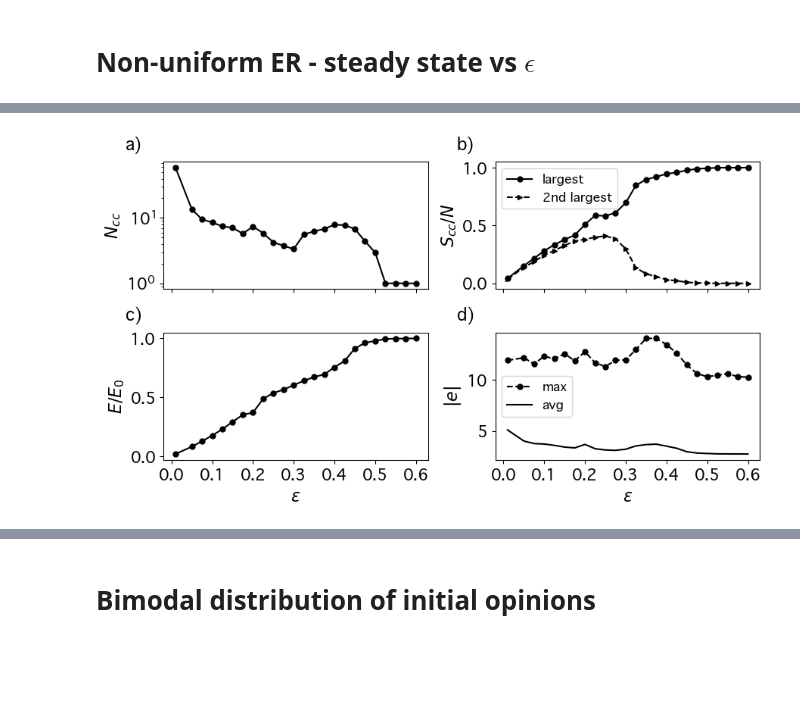
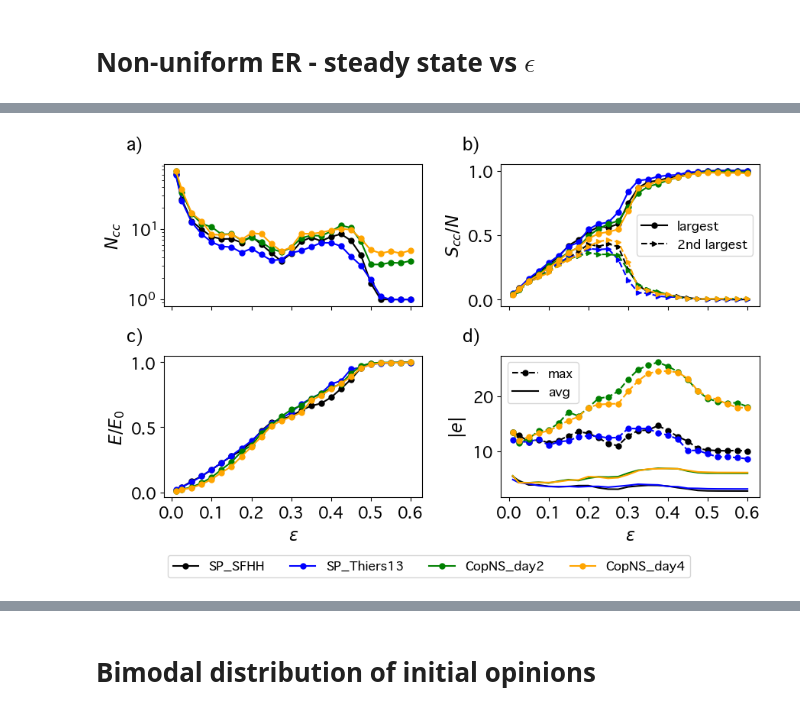
Before and after one commit to cosimoagostinelli/H-or_adaptive_Deffuant, a Jupyter notebook: 3_figures.ipynb, the cells around one changed output, grey strips where cells are left out. Drawn from its saved outputs; the diff is of its cells as text; code cells hidden in the pictures; blank space fills up the shorter version.

```diff
--- a/3_figures.ipynb
+++ b/3_figures.ipynb
@@ -225,7 +225,7 @@ plt.show()
 # %% [markdown]
 # $M$-uniform ER - steady state vs $\epsilon$
 # %%
-cond = 'max_min'
+cond = 'std'
 Ns = [500, 1000, 2000, 5000]
 Ms = [2, 4, 6]
 
@@ -245,7 +245,7 @@ for M in Ms:
     nhe = results['nhe']
     s_avg = results['s_avg']
     s_max = results['s_max']
-    if M==2 or M==4:
+    if cond=='max_min' and (M==2 or M==4):
         eps_peak = results['extra_eps_N5000']
         var_peak = results['extra_var_scc1_N5000']
 
@@ -273,7 +273,7 @@ for M in Ms:
         axs[1,i].set_yticks(tk, [str(i) for i in tk])
         # inset plot
         x = list(epsilons)
-        if (M==2 or M==4) and N==5000:
+        if cond=='max_min' and (M==2 or M==4) and N==5000:
             x = sorted(x+[eps_peak])
             idx_insert = x.index(eps_peak)
             y1_ins.insert(idx_insert, var_peak)
@@ -287,8 +287,8 @@ for M in Ms:
         la3 = lbls[3] if N==Ns[-1] else None
         axs[3,i].plot(epsilons, y5, label=la3, linestyle='--', marker='o', markersize=mrksize, color=clr)
         axs[3,i].plot(epsilons, y4, label=la2, color=clr)
-        xtck = [0.0] + list( epsilons[3::4] )
-        xlbl = [str( np.round(tck,1) ) for tck in xtck]
+        xtck = [0.0] + list( np.round(epsilons[4::4],1) )
+        xlbl = [str(tck) for tck in xtck]
         axs[3,i].set_xticks(xtck, xlbl)
 
         # set tick fontsize in all subplots
@@ -671,8 +673,8 @@ for N,clr in zip(Ns, colors):
 # set xlabel tick fontsize in all subplots
 for j in range(2):
     axs[1,j].set_xlabel(r'$\epsilon$', fontsize=ttl_size)
-    xtck = [0.0] + list( epsilons[3::4] )
-    xlbl = [str( np.round(tck,1) ) for tck in xtck]
+    xtck = [0.0] + list( np.round(epsilons[4::4],1) )
+    xlbl = [str(tck) for tck in xtck]
     axs[1,j].set_xticks(xtck, xlbl)
     for i in range(2):
         axs[i,j].tick_params(labelsize=tick_size)
@@ -697,57 +699,72 @@ plt.show()
 # %%
-tag = 'SFHH'
+tags = ['SP_SFHH', 'SP_Thiers13', 'CopNS_day2', 'CopNS_day4']
 cond = 'max_min'
-with open(f'../results/SP_{tag}_{cond}.pkl', 'rb') as f:
-    res = pickle.load(f)
 
-epsilons = res['epsilons']
-ncc = res['ncc']
-scc1 = res['scc1']
-scc2 = res['scc2']
-nhe = res['nhe']
-s_avg = res['s_avg']
-s_max = res['s_max']
+fig, axs = plt.subplots(2,2, sharex=True, figsize=figsize2x2)
+colors_data = ['black', 'blue', 'green', 'orange']
+lns = []
+legend_labels = []
 
-lbls = ['largest', '2nd largest', 'avg', 'max']
-clr = 'black'
 
-fig, axs = plt.subplots(2,2, sharex=True, figsize=(figsize2x2[0],figsize2x2[1]*0.8))
+for i, tag, clr in zip(range(len(tags)), tags, colors_data):
 
-axs[0,0].plot(epsilons, ncc, marker='o', markersize=mrksize, color=clr)
-axs[0,0].set_yscale('log')
-axs[0,0].set_ylabel(r'$N_{cc}$', fontsize=ttl_size)
 
-axs[0,1].plot(epsilons, scc1, linestyle='-', marker='o', markersize=mrksize, label=lbls[0], color=clr)
-axs[0,1].plot(epsilons, scc2, linestyle='--', marker='>', markersize=mrksize, label=lbls[1], color=clr)
-axs[0,1].legend(fontsize=lgd_size)
-axs[0,1].set_ylabel(r'$S_{cc} / N$', fontsize=ttl_size)
+    with open(f'../results/{tag}_{cond}.pkl', 'rb') as f:
+        res = pickle.load(f)
 
-axs[1,0].plot(epsilons, nhe, marker='o', markersize=mrksize, color=clr)
-axs[1,0].set_ylabel(r'$E / E_0$', fontsize=ttl_size)
+    epsilons = res['epsilons']
+    ncc = res['ncc']
+    scc1 = res['scc1']
+    scc2 = res['scc2']
+    nhe = res['nhe']
+    s_avg = res['s_avg']
+    s_max = res['s_max']
 
-axs[1,1].plot(epsilons, s_max, label=lbls[3], linestyle='--', marker='o', markersize=mrksize, color=clr)
-axs[1,1].plot(epsilons, s_avg, label=lbls[2], color=clr)
-axs[1,1].legend(fontsize=lgd_size, loc=6)
-axs[1,1].set_ylabel(r'$|e|$', fontsize=ttl_size)
+    lbls = ['largest', '2nd largest', 'avg', 'max']
+
+    ln = axs[0,0].plot(epsilons, ncc, marker='o', markersize=mrksize, color=clr)
+    axs[0,0].set_yscale('log')
+    axs[0,0].set_ylabel(r'$N_{cc}$', fontsize=ttl_size)
+
+    axs[0,1].plot(epsilons, scc1, linestyle='-', marker='o', markersize=mrksize, label=lbls[0], color=clr)
+    axs[0,1].plot(epsilons, scc2, linestyle='--', marker='>', markersize=mrksize, label=lbls[1], color=clr)
+    if i==0:
+        axs[0,1].legend(fontsize=lgd_size)
+    axs[0,1].set_ylabel(r'$S_{cc} / N$', fontsize=ttl_size)
+
+    axs[1,0].plot(epsilons, nhe, marker='o', markersize=mrksize, color=clr)
+    axs[1,0].set_ylabel(r'$E / E_0$', fontsize=ttl_size)
+
+    axs[1,1].plot(epsilons, s_max, label=lbls[3], linestyle='--', marker='o', markersize=mrksize, color=clr)
+    axs[1,1].plot(epsilons, s_avg, label=lbls[2], color=clr)
+    if i==0:
+        axs[1,1].legend(fontsize=lgd_size)
+    axs[1,1].set_ylabel(r'$|e|$', fontsize=ttl_size)
+
+    lns += ln
+    legend_labels.append(tag)
 
 # set xlabel tick fontsize in all subplots
 for i in range(2):
     axs[1,i].set_xlabel(r'$\epsilon$', fontsize=ttl_size)
-    xtck = [0.0] + list( epsilons[3::4] )
-    xlbl = [str( np.round(tck,1) ) for tck in xtck]
+    xtck = [0.0] + list( np.round(epsilons[4::4],1) )
+    xlbl = [str(tck) for tck in xtck]
     axs[1,i].set_xticks(xtck, xlbl)
     for j in range(2):
         axs[i,j].tick_params(labelsize=tick_size)
 
 # Add subplot labels
 lbls = ['a)','b)','c)','d)']
 for (i,j),lbl in zip(product([0,1],[0,1]), lbls):
     axs[i,j].text(-0.08, 1.2, lbl, transform=axs[i,j].transAxes,
                   fontsize=ttl_size, fontweight='bold', va='top', ha='right')
 
-plt.tight_layout()
-plt.savefig(f'../figures/SP_{tag}_{cond}.jpg', dpi=dpi)
+# Global legend below plot, centered
+fig.legend(handles=lns, labels=legend_labels, loc='lower center', bbox_to_anchor=bbox_legend, fontsize=lgd_size, ncol=len(tags))
+
+plt.tight_layout(rect=rect_tl)
+plt.savefig(f'../figures/datasets_{cond}.jpg', dpi=dpi)
 plt.show()
 # %% [output]
-[figure, old version]
+[figure, new version]
 # %%
```
Also changed, not shown: parts of 7 cells of this notebook, 2 other files.
